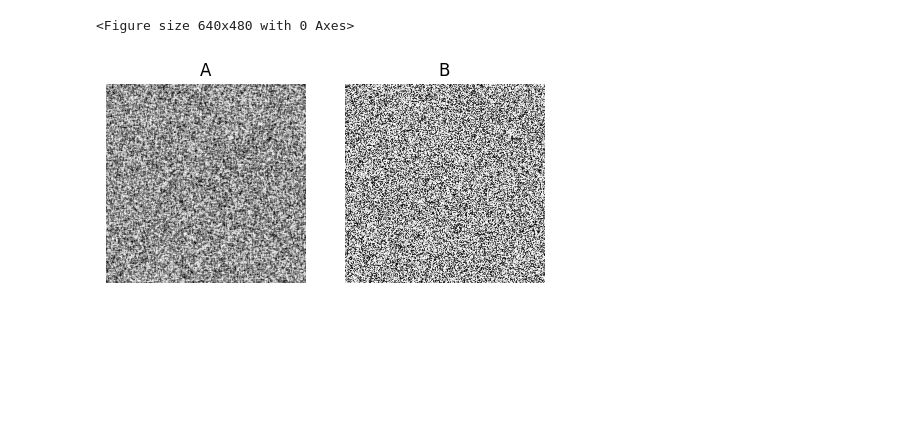
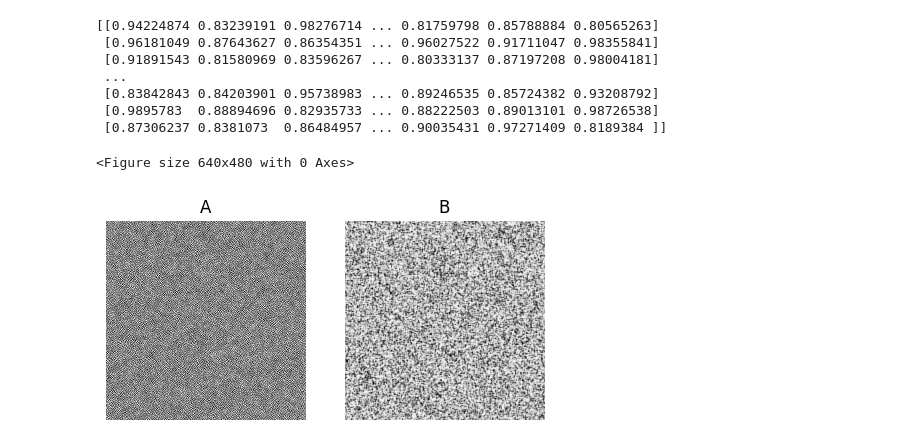
Before and after one commit to nebuus/fun, a Jupyter notebook: Simple_NN_for_Gaussian_fit.ipynb, the cells around one changed output. Saved outputs shown, nothing was run; the diff lists cells and outputs as text; code cells hidden in the pictures; blank space fills up the shorter version.

Commit message:
oh god the monstrosity was changing the target within the loop. I fixed it tho (at least i hope i did)

```diff
--- a/Simple_NN_for_Gaussian_fit.ipynb
+++ b/Simple_NN_for_Gaussian_fit.ipynb
@@ -21,12 +21,12 @@ def get_initial_configuration(N, random_influence=0.2):
 
     # We start with a configuration where on every grid cell
     # there's a lot of chemical A, so the concentration is high
-    A = (1-random_influence) * np.ones((N,N)) + random_influence * np.random.random((N,N))
+    AA = (1-random_influence) * np.ones((N,N)) + random_influence * np.random.random((N,N))
 
     # Let's assume there's only a bit of B everywhere
-    B = random_influence * np.random.random((N,N))
+    BB = random_influence * np.random.random((N,N))
 
-    return A, B
+    return AA, BB
 # %%
 def draw(A,B):
     """draw the concentrations"""
@@ -42,4 +42,4 @@ def draw(A,B):
 
     plt.show()
 # %%
-A, B = get_initial_configuration(200)
+A_init, B_init = get_initial_configuration(200)
@@ -72,25 +88,33 @@ def gray_scott_update1(A, B, DA, DB, f, k, delta_t):
     diff_A = (DA*LA - A*B**2 + f*(1-A)) * delta_t
     diff_B = (DB*LB + A*B**2 - (k+f)*B) * delta_t
 
-    A += diff_A
-    B += diff_B
+    A_res = A + diff_A
+    B_res = B + diff_B
 
-    return A, B
+    return A_res, B_res
 # %%
 # update in time
-delta_t = 1.0
+delta_t = 3.0
 
 # simulation steps
-N_simulation_steps = 10
+N_simulation_steps = 1
 
 DA, DB, f, k = 0.14, 0.06, 0.040, 0.062 # bacteria
 for t in range(N_simulation_steps):
-    A_target, B_target = gray_scott_update1(A, B, DA, DB, f, k, delta_t)
+    A_target, B_target = gray_scott_update1(A_init, B_init, DA, DB, f, k, delta_t)
+    print(f'{A_init}')
 
 draw(A_target,B_target)
 # %% [output]
-<Figure size 640x480 with 0 Axes>
+[[0.94224874 0.83239191 0.98276714 ... 0.81759798 0.85788884 0.80565263]
+ [0.96181049 0.87643627 0.86354351 ... 0.96027522 0.91711047 0.98355841]
+ [0.91891543 0.81580969 0.83596267 ... 0.80333137 0.87197208 0.98004181]
+ ...
+ [0.83842843 0.84203901 0.95738983 ... 0.89246535 0.85724382 0.93208792]
+ [0.9895783  0.88894696 0.82935733 ... 0.88222503 0.89013101 0.98726538]
+ [0.87306237 0.8381073  0.86484957 ... 0.90035431 0.97271409 0.8189384 ]]
+<Figure size 640x480 with 0 Axes>
-[figure, old version]
+[figure, new version]
 # %%
 def discrete_laplacian(M):
     """Get the discrete Laplacian of matrix M"""
```
Also changed, not shown: parts of 10 cells of this notebook.
